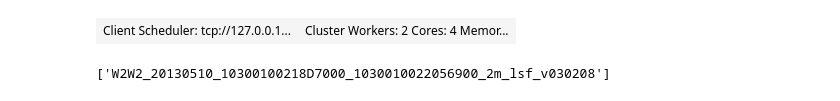
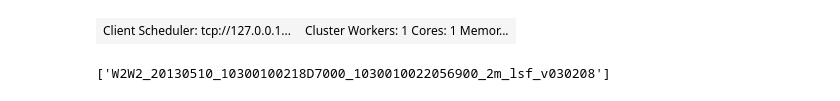
Before and after one commit to JessicaS11/icebath, a Jupyter notebook: notebooks/run_bathymetry_workflow.ipynb, the cells around one changed output. Saved outputs shown, nothing was run; the diff lists cells and outputs as text; code cells hidden in the pictures.

```diff
--- a/notebooks/run_bathymetry_workflow.ipynb
+++ b/notebooks/run_bathymetry_workflow.ipynb
@@ -11,10 +11,10 @@ from icebath.core import bathy_workflow
 # %%
 import dask
 from dask.distributed import Client, LocalCluster
-client = Client(processes=True, n_workers=2, threads_per_worker=2, memory_limit='7GB', dashboard_address=':8787')
+client = Client(processes=True, n_workers=1, threads_per_worker=1, memory_limit='14GB', dashboard_address=':8787')
 client
 # %% [output]
-| Client Scheduler: tcp://127.0.0.1... | Cluster Workers: 2 Cores: 4 Memor... |
+| Client Scheduler: tcp://127.0.0.1... | Cluster Workers: 1 Cores: 1 Memor... |
 # %%
 # set up variables to run
 # inpardir = '/Users/jessica/projects/bathymetry_from_bergs/DEMs/2m/'
```
Also changed, not shown: parts of 6 cells of this notebook, 1 other file.
